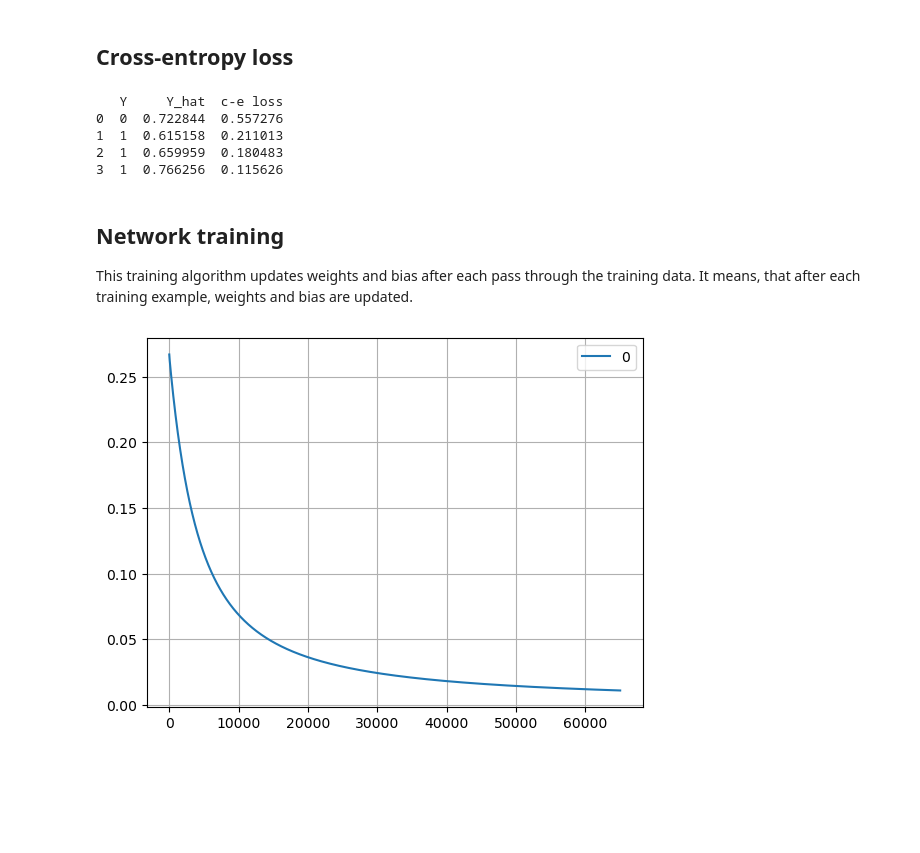
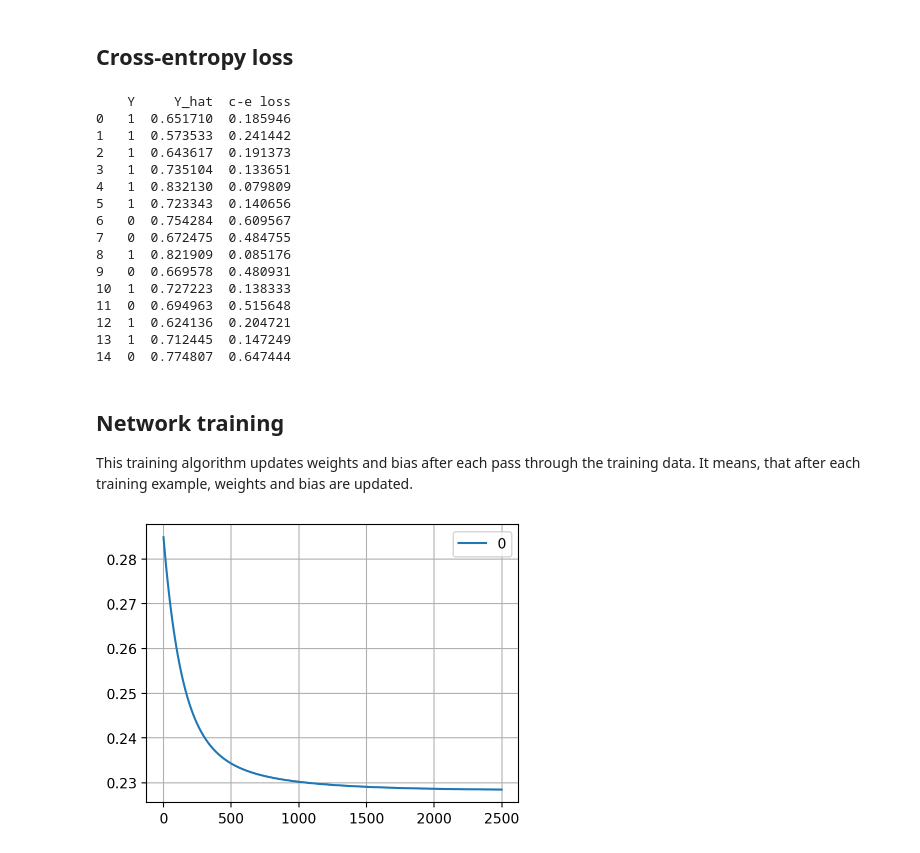
Before and after one commit to mmysior/perceptron, a Jupyter notebook: Perceptron.ipynb, the cells around one changed output. Saved outputs shown, nothing was run; the diff lists cells and outputs as text; code cells hidden in the pictures; blank space fills up the shorter version.

```diff
--- a/Perceptron.ipynb
+++ b/Perceptron.ipynb
@@ -13,8 +13,8 @@ from functions import *
 #print(help(sigmoid))
 # %%
 n_features = 3
-m_examples = 4
-data = generate_data(m_examples, n_features, seed=15)
+m_examples = 15
+data = generate_data(m_examples, n_features, seed=29)
 print('Features and labels matrix:\n---------------------------\n')
 print(data, '\n\n---------------------------')
 X = data.drop(columns=['targets']).values
@@ -93,18 +109,29 @@ initial_pass_with_cost.drop(columns=['weighted_sum'], inplace=True)
 initial_pass_with_cost['c-e loss'] = cross_entropy_cost
 print(initial_pass_with_cost)
 # %% [output]
-   Y     Y_hat  c-e loss
-0  0  0.722844  0.557276
-1  1  0.615158  0.211013
-2  1  0.659959  0.180483
-3  1  0.766256  0.115626
+    Y     Y_hat  c-e loss
+0   1  0.651710  0.185946
+1   1  0.573533  0.241442
+2   1  0.643617  0.191373
+3   1  0.735104  0.133651
+4   1  0.832130  0.079809
+5   1  0.723343  0.140656
+6   0  0.754284  0.609567
+7   0  0.672475  0.484755
+8   1  0.821909  0.085176
+9   0  0.669578  0.480931
+10  1  0.727223  0.138333
+11  0  0.694963  0.515648
+12  1  0.624136  0.204721
+13  1  0.712445  0.147249
+14  0  0.774807  0.647444
 # %% [markdown]
 ## Network training
 
 This training algorithm updates weights and bias after each pass through the training data. It means, that after each training example, weights and bias are updated.
 # %%
 learning_rate = 0.1
-epochs = 65000
+epochs = 2500
 
 def cross_entropy_loss(y, y_hat):
     return -(y*np.log10(y_hat) + (1-y)*np.log10(1-y_hat))
@@ -112,34 +139,34 @@ def cross_entropy_loss(y, y_hat):
 def update_weights(weights, alpha, target, prediction, feature):
     return [w + alpha*(target-prediction)*x for x, w in zip(feature, weights)]
 
 def update_bias(bias, alpha, y, y_hat):
     return bias + alpha*(y-y_hat)
 
 def train_model(X, Y, alpha=0.01, n_epoch=100):
-    W, b = network_init(n_features, seed=18)
+    W, b = network_init(n_features)
     epoch_cost = []
     for e in range(n_epoch):
         m = X.shape[0]
         individual_loss = []
         for i in range(m):
             x = X[i]
             y = Y[i]
             w_sum = get_weighted_sum(x, W, b)
             y_hat = sigmoid(w_sum)
             loss = cross_entropy_loss(y, y_hat)
             individual_loss.append(loss)
             # gradient descent
             W = update_weights(W, alpha, y, y_hat, x)
             b = update_bias(b, alpha, Y[i], y_hat)
         average_cost = sum(individual_loss)/len(individual_loss)
         epoch_cost.append(average_cost)
-    return weights, bias, epoch_cost
+    return W, b, epoch_cost
 
 final_weights, final_bias, epoch_cost = train_model(X, Y, n_epoch=epochs)
 
 training_data = pd.DataFrame(epoch_cost)
 training_data_plot = training_data.plot(kind="line", grid=True)
 training_data_plot;
 # %% [output]
-[figure, old version]
+[figure, new version]
 # %%
```
Also changed, not shown: parts of 4 cells of this notebook.
